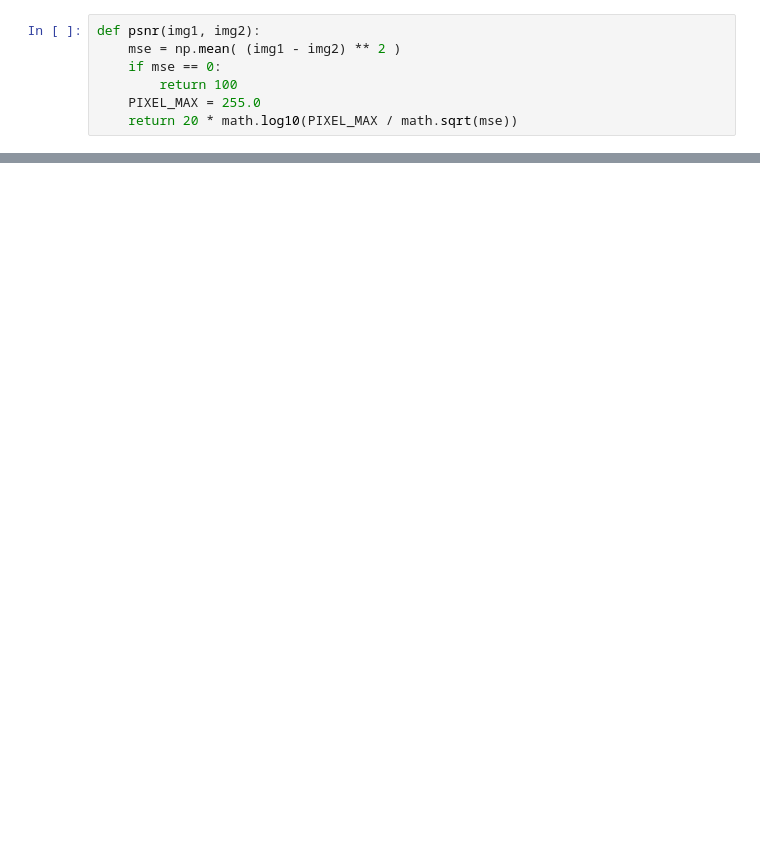
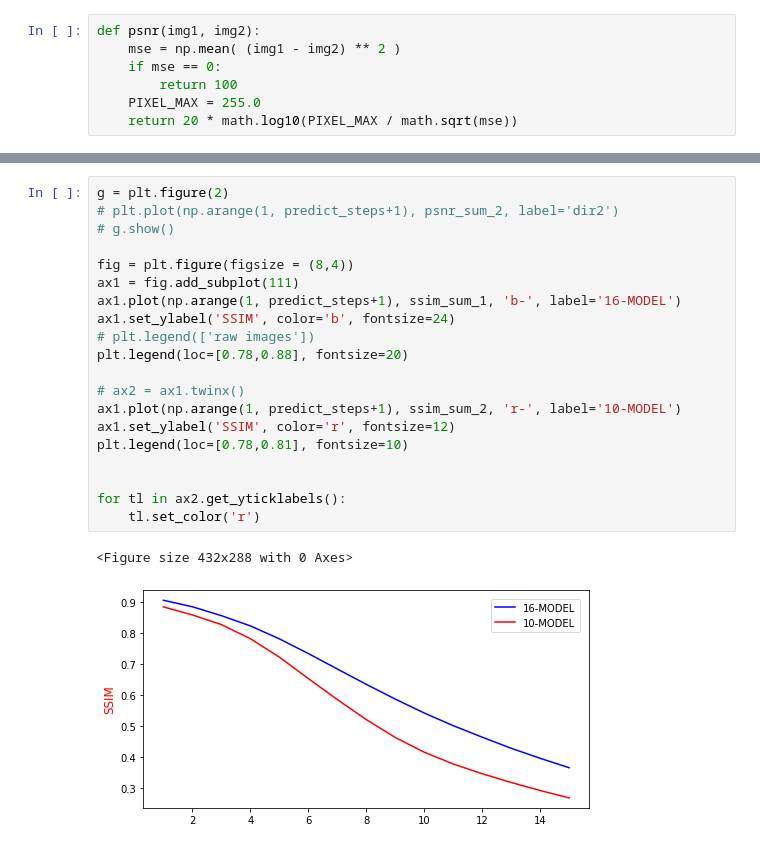
Before and after one commit to ruoshiliu/Orientation-Field-Prediction, a Jupyter notebook: unconfined_orientation/PSNR_score.ipynb, the cells around one changed output, grey strips where cells are left out. Saved outputs shown, nothing was run; the diff lists cells and outputs as text; blank space fills up the shorter version.

```diff
--- a/unconfined_orientation/PSNR_score.ipynb
+++ b/unconfined_orientation/PSNR_score.ipynb
@@ -91,0 +116,23 @@ for tl in ax2.get_yticklabels():
+# %%
+g = plt.figure(2)
+# plt.plot(np.arange(1, predict_steps+1), psnr_sum_2, label='dir2')
+# g.show()
+
+fig = plt.figure(figsize = (8,4))
+ax1 = fig.add_subplot(111)
+ax1.plot(np.arange(1, predict_steps+1), ssim_sum_1, 'b-', label='16-MODEL')
+ax1.set_ylabel('SSIM', color='b', fontsize=24)
+# plt.legend(['raw images'])
+plt.legend(loc=[0.78,0.88], fontsize=20)
+
+# ax2 = ax1.twinx()
+ax1.plot(np.arange(1, predict_steps+1), ssim_sum_2, 'r-', label='10-MODEL')
+ax1.set_ylabel('SSIM', color='r', fontsize=12)
+plt.legend(loc=[0.78,0.81], fontsize=10)
+
+
+for tl in ax2.get_yticklabels():
+    tl.set_color('r')
+# %% [output]
+<Figure size 432x288 with 0 Axes>
+[figure, added]
```
Also changed, not shown: parts of 6 cells of this notebook, 5 other files.
